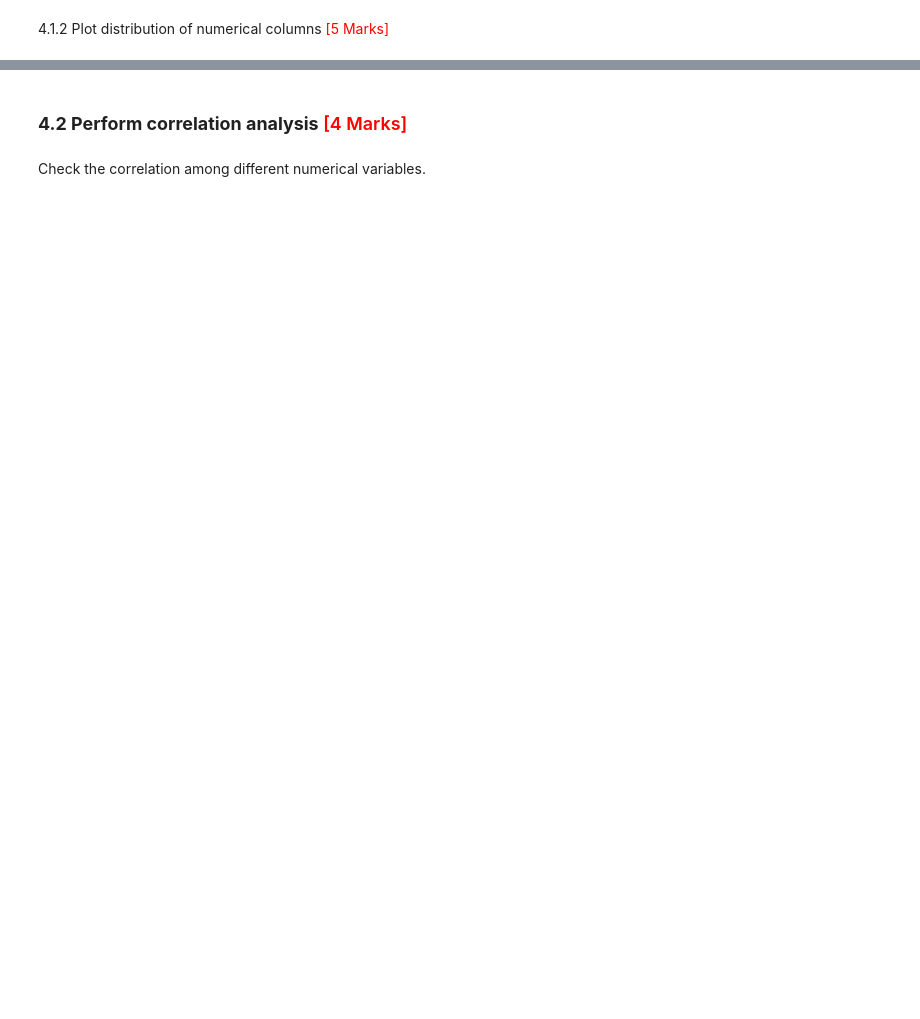
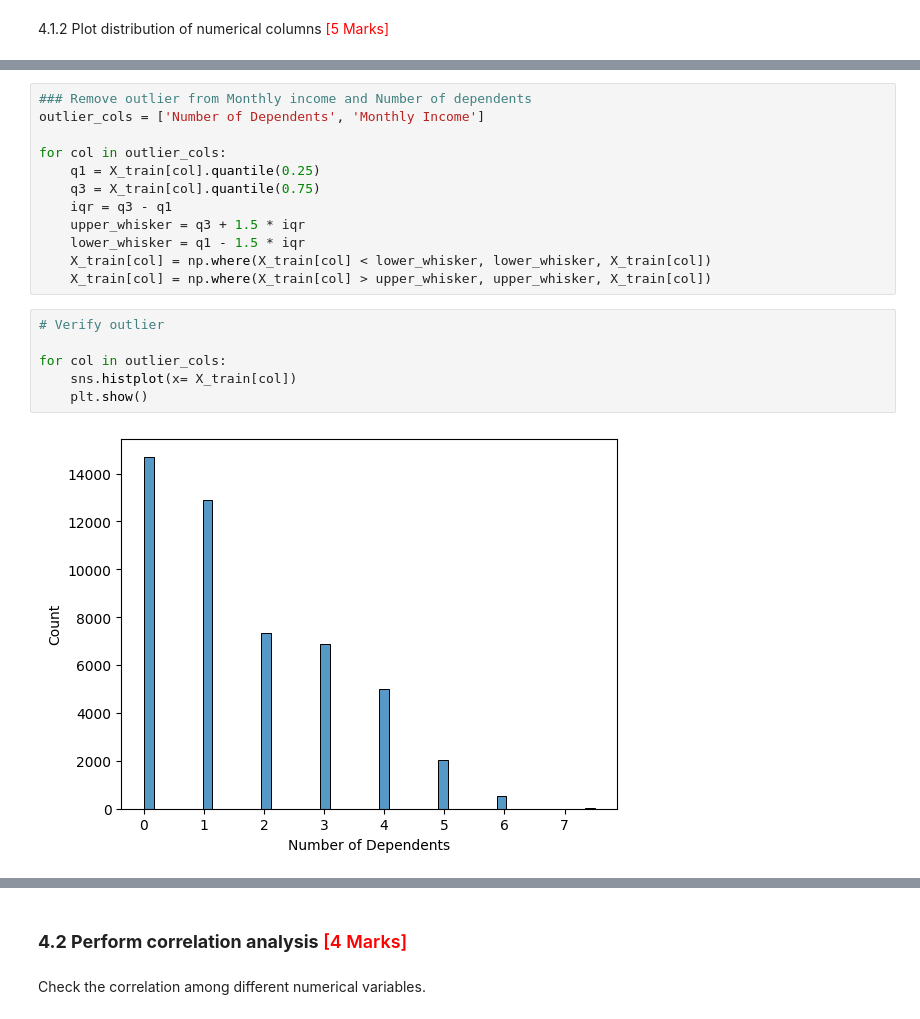
Before and after one commit to hemantgogawale/Predicting_Employee_Retention, a Jupyter notebook: Predicting_Employee_Retention_Starter.ipynb, the cells around one changed output, grey strips where cells are left out. Drawn from its saved outputs; the diff is of its cells as text; blank space fills up the shorter version.

```diff
--- a/Predicting_Employee_Retention_Starter.ipynb
+++ b/Predicting_Employee_Retention_Starter.ipynb
@@ -393,0 +418,20 @@ import matplotlib.pyplot as plt
+# %%
+### Remove outlier from Monthly income and Number of dependents
+outlier_cols = ['Number of Dependents', 'Monthly Income']
+
+for col in outlier_cols:
+    q1 = X_train[col].quantile(0.25)
+    q3 = X_train[col].quantile(0.75)
+    iqr = q3 - q1
+    upper_whisker = q3 + 1.5 * iqr
+    lower_whisker = q1 - 1.5 * iqr
+    X_train[col] = np.where(X_train[col] < lower_whisker, lower_whisker, X_train[col])
+    X_train[col] = np.where(X_train[col] > upper_whisker, upper_whisker, X_train[col])
+# %%
+# Verify outlier
+
+for col in outlier_cols:
+    sns.histplot(x= X_train[col])
+    plt.show()
+# %% [output]
+[figure, added]
```
Also changed, not shown: parts of 13 cells of this notebook.
